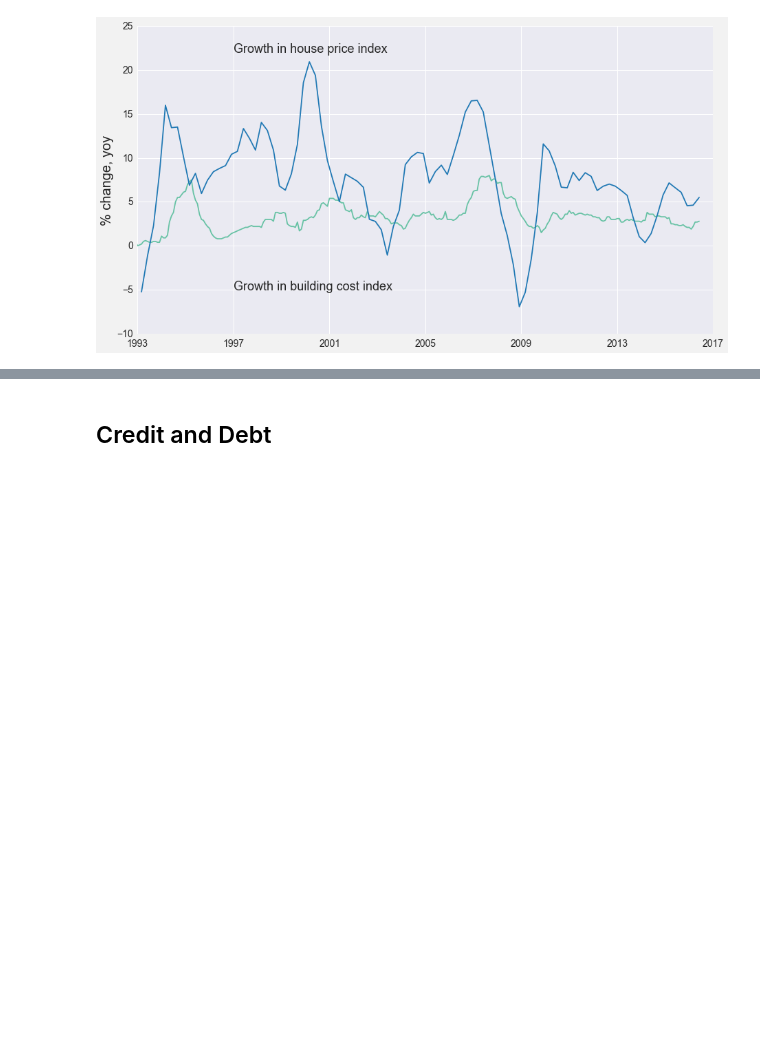
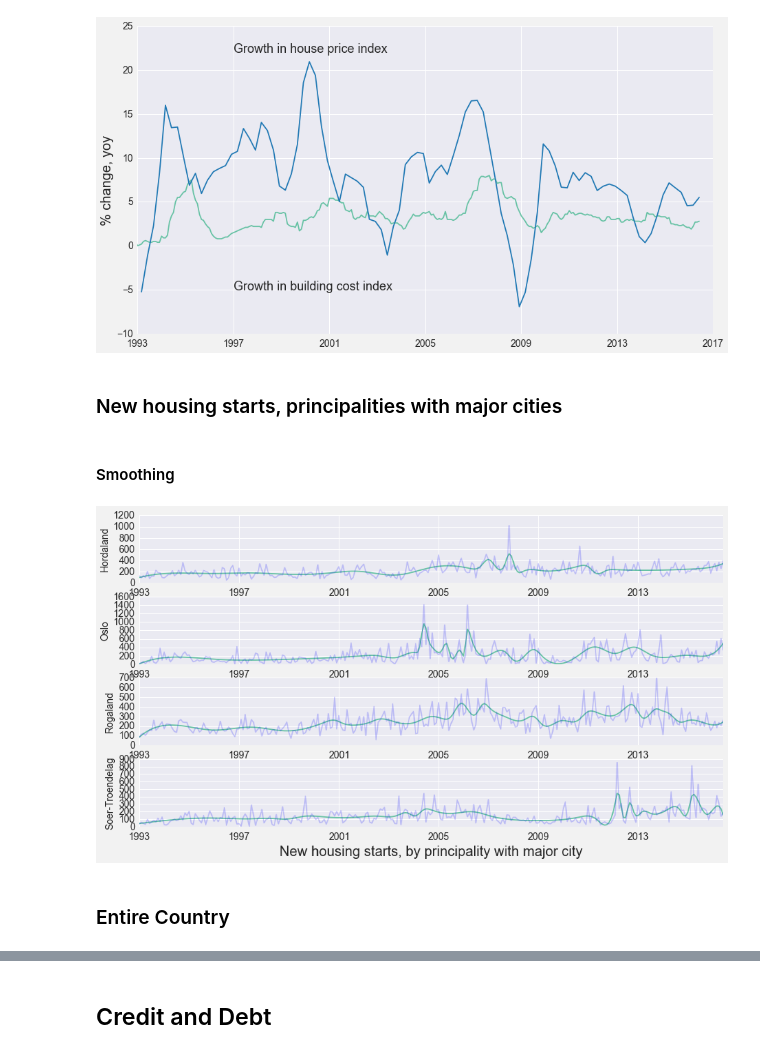
Before and after one commit to jmaurit/norwayeconomy, a Jupyter notebook: norwayeconomy.ipynb, the cells around one changed output, grey strips where cells are left out. Saved outputs shown, nothing was run; the diff lists cells and outputs as text; code cells hidden in the pictures; blank space fills up the shorter version.

Commit message:
added housing charts

```diff
--- a/norwayeconomy.ipynb
+++ b/norwayeconomy.ipynb
@@ -351,3 +351,34 @@ fig.savefig("figures/building_cost.png")
 plt.show()
 # %% [output]
 [figure]
+# %% [markdown]
+### New housing starts, principalities with major cities
+# %%
+bygging = pd.read_csv("http://data.ssb.no/api/v0/dataset/26025.csv?lang=no", sep=";", header=0, decimal=",")
+bygging["region"]=bygging.region.astype('category')
+
+fylker = ['Oestfold', 'Akershus', 'Oslo', 'Hedmark', 'Oppland',
+       'Buskerud', 'Vestfold', 'Telemark', 'Aust-Agder',
+       'Vest-Agder', 'Rogaland', 'Hordaland', 'Sogn og Fjordane',
+       'Moere og Romsdal', 'Soer-Troendelag', 'Nord-Troendelag',
+       'Nordland', 'Troms', 'Finnmark',
+       'Svalbard']
+
+bygging["region"] = bygging.region.cat.rename_categories(fylker)
+
+bygging["statistikkvariabel"] = bygging.statistikkvariabel.astype("category")
+bygging.statistikkvariabel.cat.categories
+variabler = ['Boliger under arbeid', 'Fullfoert bruksareal (1 000 m2)',
+       'Fullfoerte boliger', 'Igangsatt bruksareal (1 000 m2)',
+       'Igangsatte boliger', 'Under arbeid, bruksareal (1 000 m�)']
+bygging["statistikkvariabel"] = bygging.statistikkvariabel.cat.rename_categories(variabler)
+bygging.rename(columns={"Boligbygg, etter region, statistikkvariabel og tid": "boligbygging"}, inplace=True)
+bygging["tid"] = pd.to_datetime(bygging.tid, format="%YM%m")
+bygging["boligbygging"]=bygging.boligbygging.astype(float)
+# %%
+igangsatte = bygging[bygging.statistikkvariabel == "Igangsatte boliger"]
+rel_fylker = ['Oslo', 'Rogaland', 'Hordaland',  'Soer-Troendelag']
+igangsatte = igangsatte[bygging.region.isin(rel_fylker)]
+igangsatte["region"] = igangsatte.region.astype('str')
+# %% [markdown]
+#### Smoothing
@@ -353,0 +417,18 @@ plt.show()
+# %%
+bygging_by_city = igangsatte.groupby("region")
+fig, ax = plt.subplots(4)
+for a, city in enumerate(smooth_by_city):
+	ax[a].plot(city[1].date, city[1].value)
+	ax[a].set_ylabel(city[0], size=14)
+
+for a, city in enumerate(bygging_by_city):
+	ax[a].plot(city[1].tid, city[1].boligbygging, alpha=.2, color="blue")
+	#n = len(region[1].value)
+#ax.set_ylabel("Number of new dwellings", size=14)
+ax[3].set_xlabel("New housing starts, by principality with major city")
+fig.savefig("figures/city_new_housing_starts.png")
+plt.show()
+# %% [output]
+[figure, added]
+# %% [markdown]
+### Entire Country
```
Also changed, not shown: parts of 13 cells of this notebook, 8 other files.
